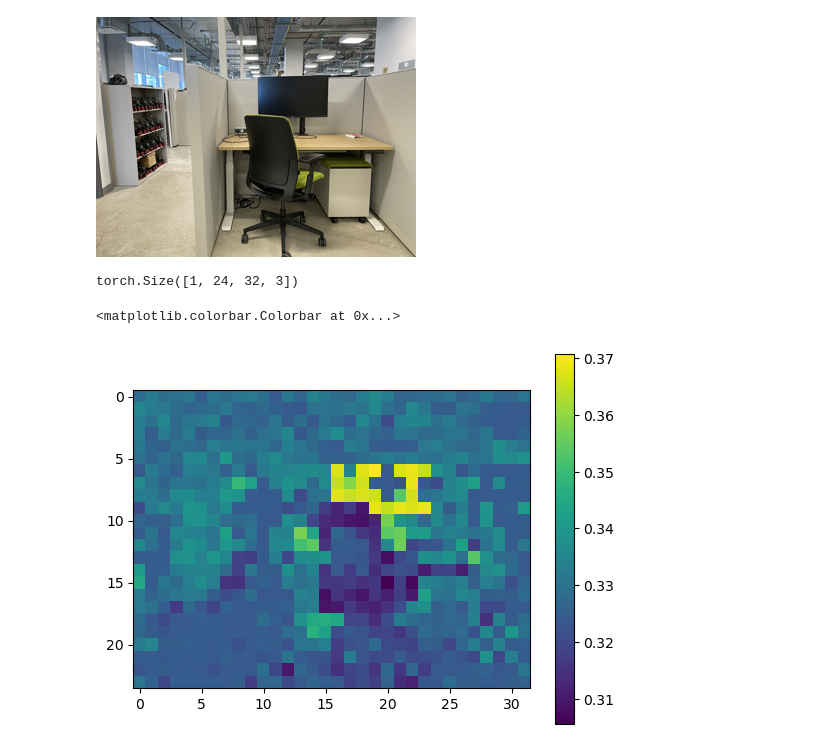
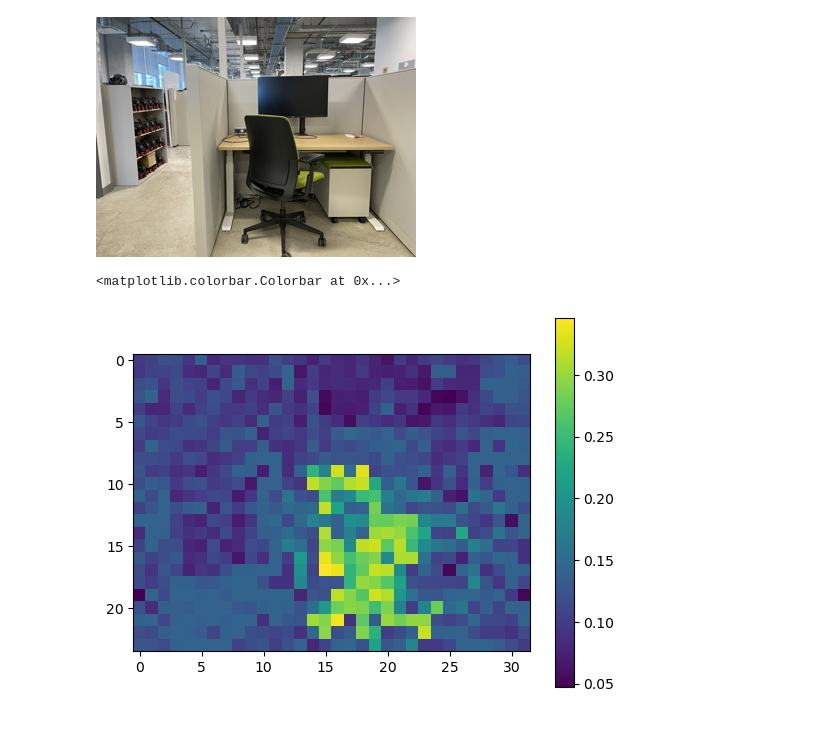
Before and after one commit to RogerQi/Patched_CLIP, a Jupyter notebook: example.ipynb, the cells around one changed output. Saved outputs shown, nothing was run; the diff lists cells and outputs as text; code cells hidden in the pictures.

```diff
--- a/example.ipynb
+++ b/example.ipynb
@@ -37,7 +37,9 @@ clip_process_image_mean_time: 1.2222929580020718
 patch_features_bchw = descriptors / descriptors.norm(dim=1, keepdim=True)
 # %%
 # text
-text_inputs = torch.cat([modified_clip.tokenize(f"a photo of a {c}") for c in ['chair', 'computer monitor', 'background']]).to(device)
+class_list = ['chair', 'computer monitor', 'background', 'shelf', 'table', 'wall', 'floor']
+
+text_inputs = torch.cat([modified_clip.tokenize(f"a photo of a {c}") for c in class_list]).to(device)
 
 with torch.no_grad():
     text_features = model.encode_text(text_inputs)
@@ -47,15 +49,11 @@ images[0].resize((320, 240))
 # %% [output]
 [figure]
 # %%
-similarity_mat_bhwc = rearrange(patch_features_bchw, 'b c h w-> b h w c') @ text_features.T
-similarity_mat_bhwc = similarity_mat_bhwc.softmax(dim=3)
-print(similarity_mat_bhwc.shape)
+similarity_mat_bhwc = einsum(patch_features_bchw, text_features, 'b c h w, d c -> b d h w')
-# %% [output]
-torch.Size([1, 24, 32, 3])
 # %%
-heatmap = similarity_mat_bhwc[0, :, :, 1].numpy()
+heatmap = similarity_mat_bhwc[0, 0, :, :].numpy()
 plt.imshow(heatmap)
 plt.colorbar()
 # %% [output]
 <matplotlib.colorbar.Colorbar at 0x...>
-[figure, old version]
+[figure, new version]
```
Also changed, not shown: parts of 1 cell of this notebook.
